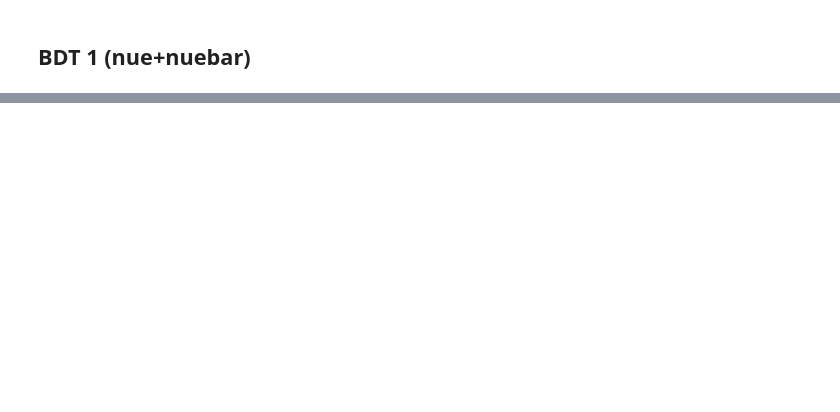
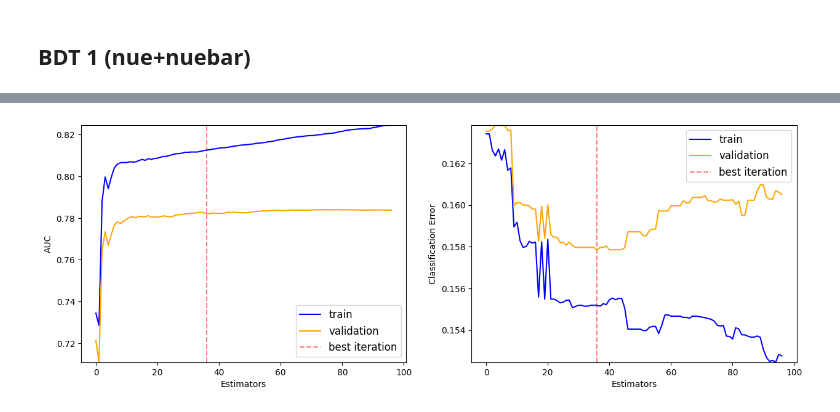
Before and after one commit to mrguzzo/AntinueXSec_WireCell, a Jupyter notebook: marina.ipynb, the cells around one changed output, grey strips where cells are left out. Saved outputs shown, nothing was run; the diff lists cells and outputs as text; code cells hidden in the pictures; blank space fills up the shorter version.

```diff
--- a/marina.ipynb
+++ b/marina.ipynb
@@ -1379,0 +1635,20 @@ Making plots:
+# %%
+# ================================ #
+#                                  #
+#   DEFINE SIGNAL AND BACKGROUND   #
+#                                  #
+# ================================ #
+
+print('\n\033[1m' + "Defining signal and background:" + '\033[0m\n')
+
+def isSignal2(df):
+    df_ = df[(df.truth_nuPdg==-12) & (df.truth_isCC==1)]        # nueCC or antinueCC
+    df_ = df_[df_.dist_vtx<1]                                   # good vertex reconstruction, less than 1 cm apart
+    df_ = notCosmic(df_)                                        # good event reconstruction, not labelled as cosmic
+    return df_
+
+df_signal2 = isSignal2(df_bdt2)
+df_background2 = delete_dataframe(df_bdt2,df_signal2) # background is everything that is not signal
+
+if((len(df_signal2)+len(df_background2))!=(len(df_bdt2))): print('   > Ooops! Check your signal/background definition!')
+else: print('   > Entries are either signal or background. Good job splitting them!')
@@ -1379,0 +1700,59 @@ Making plots:
+# %%
+# ================ #
+#                  #
+#   BDT TRAINING   #
+#                  #
+# ================ #
+
+print('\n\033[1m' + "Starting BDT training:" + '\033[0m\n')
+
+use_label_encoder=False # removes warning message because XGBClassifier won't be used in future releases
+
+model2 = XGBClassifier(#n_estimators=300,                   # maximum number of rounds    300
+                      max_depth=5,                        # number of cuts              6
+                      #scale_pos_weight = 1,               # sum(df_bkg_train.weight) / sum(df_sig_train.weight) (you should change it manually for your case)
+                      learning_rate=0.04,                 # steps   0.05
+                      objective='binary:logistic',        # bdt score 0-1
+                      colsample_bytree=0.8)
+
+                                                                # understand the parameters: https://xgboost.readthedocs.io/en/latest/python/python_api.html
+model2.fit(x_train2,                                            # feature matrix
+          y_train2,                                             # labels (Y=1 signal, Y=0 background)
+          sample_weight=w_train2,                               # instance weights
+          eval_set = [(x_train2,y_train2), (x_val2,y_val2)],    # a list of (X,y) tuple pairs to use as validation sets ---> validation_0=train, validation_1=validation
+          sample_weight_eval_set = [w_train2, w_val2],          # list of arrays storing instances weights for the i-th validation set
+          eval_metric = ['auc', 'error'],                       # list of parameters under eval_metric: https://xgboost.readthedocs.io/en/latest/parameter.html#learning-task-parameters
+          early_stopping_rounds=60,                             # validation metric needs to improve at least once in every early_stopping_rounds round(s)
+          verbose=90)
+
+results2 = model2.evals_result()                            # takes the results from the BDT training above
+n_estimators2 = len(results2['validation_0']['error'])      # number of rounds used for the BDT training
+auc_train2 = results2['validation_0']['auc']                # subsample: auc for training
+auc_val2 = results2['validation_1']['auc']                  # subsample: auc for validation
+error_train2 = results2['validation_0']['error']            # subsample: error for training
+error_val2 = results2['validation_1']['error']              # subsample: error for validation
+
+
+# ================================================= #
+#                                                   #
+#   CALCULATE BDT SCORE IN OUR ORIGINL DATAFRAMES   #
+#                                                   #
+# ================================================= #
+
+print('\n\033[1m' + "Calculating BDT score:" + '\033[0m\n')
+
+df_overlay2.loc[:,'bdt_score2'] = model2.predict_proba(df_overlay2[variables2])[:,1]
+df_intrinsic_nue2.loc[:,'bdt_score2'] = model2.predict_proba(df_intrinsic_nue2[variables2])[:,1]
+#df_ext2.loc[:,'bdt_score2'] = model2.predict_proba(df_ext2[variables2])[:,1]
+#df_data2.loc[:,'bdt_score2'] = model2.predict_proba(df_data2[variables2])[:,1]
+
+print('...done!')
+
+# -------------------------------------------------------------------------------------
+
+plot_auc_error(model2, n_estimators2, auc_train2, auc_val2, error_train2, error_val2)
+plot_bdt_score(model2, df_signal_train2, df_signal_test2, df_background_train2, df_background_test2, variables2)
+plot_efficiency_purity2(df_overlay2, POT_data)
+
+list_feat = plot_important_features(variables_w2[:-1], model2.feature_importances_, 6, 'NC', 'important_features_bdt2')
+# %% [output]
@@ -1379,0 +1768 @@ Making plots:
+[figure, added]
```
Also changed, not shown: parts of 17 cells of this notebook.
